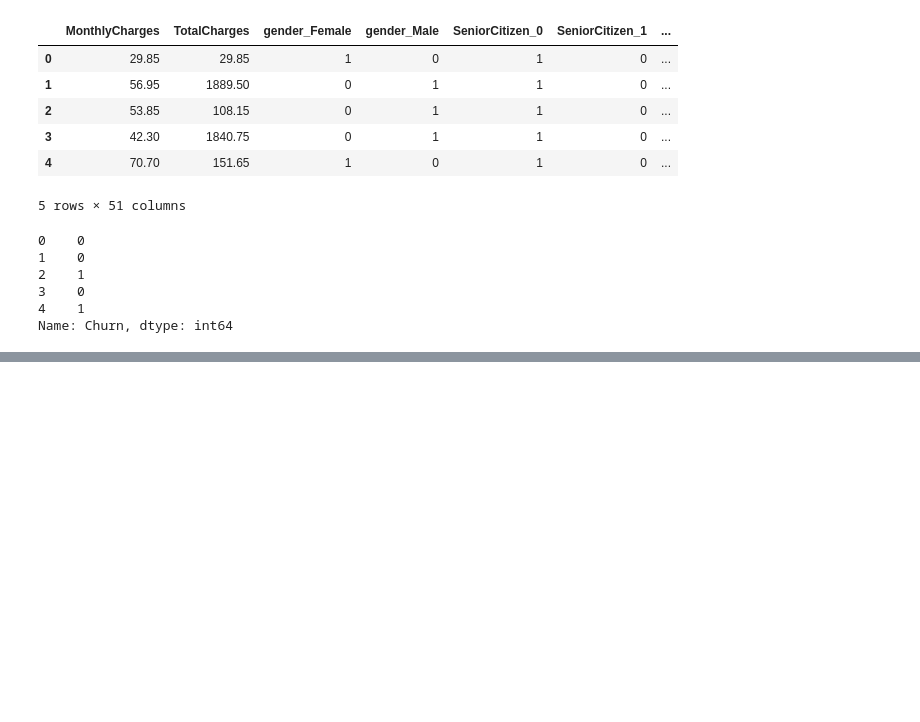
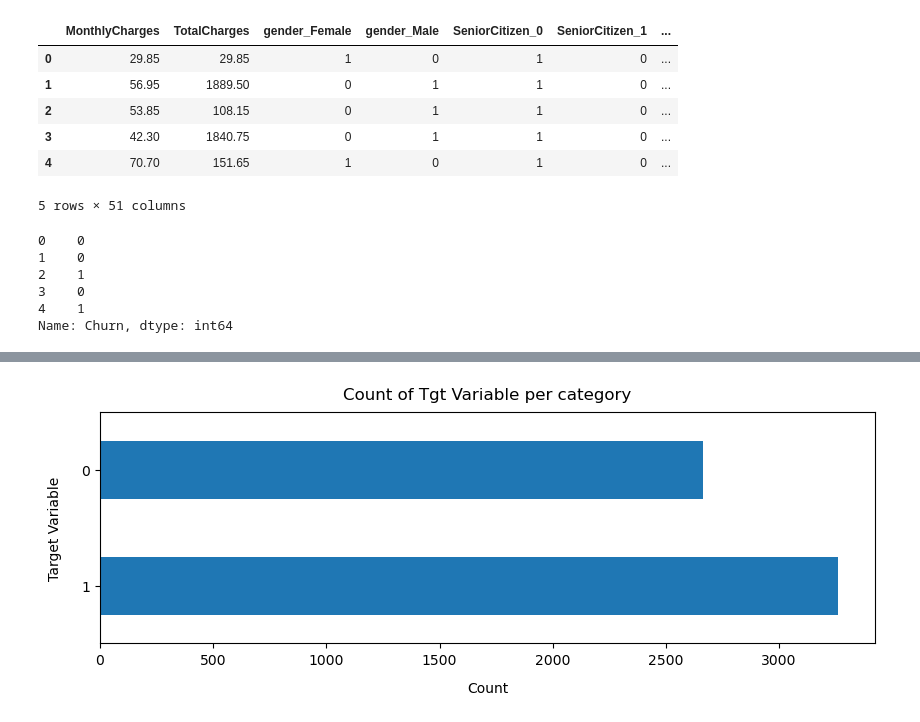
Before and after one commit to sayed-ashfaq/Customer-Churn-Prediction, a Jupyter notebook: ModelBuilding_ChurnPrediction.ipynb, the cells around one changed output, grey strips where cells are left out. Cells and saved outputs as stored; diff of their text form; code cells hidden in the pictures; blank space fills up the shorter version.

```diff
--- a/ModelBuilding_ChurnPrediction.ipynb
+++ b/ModelBuilding_ChurnPrediction.ipynb
@@ -101,0 +155,11 @@ print(confusion_matrix(y_test, y_pred))
+# %%
+sen = SMOTEENN()
+x_resampled_1, y_resampled_1 = sen.fit_resample(x, y)
+# %%
+y_resampled_1.value_counts().plot(kind= "barh", figsize=(10,3))
+plt.xlabel("Count", labelpad= 10)
+plt.ylabel("Target Variable", labelpad= 14)
+plt.title("Count of Tgt Variable per category", y= 1.02)
+plt.show()
+# %% [output]
+[figure, added]
```
Also changed, not shown: parts of 23 cells of this notebook, 7 other files.
